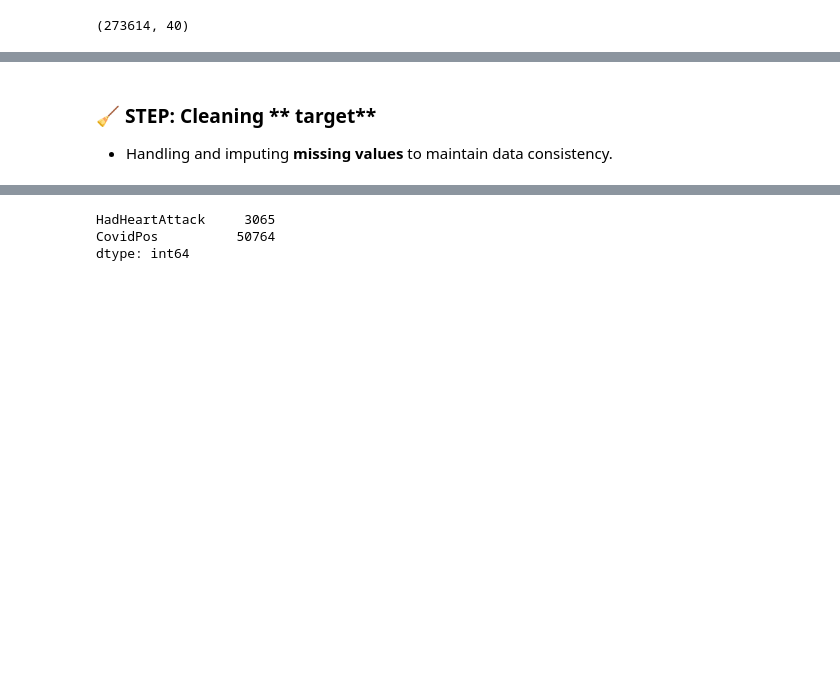
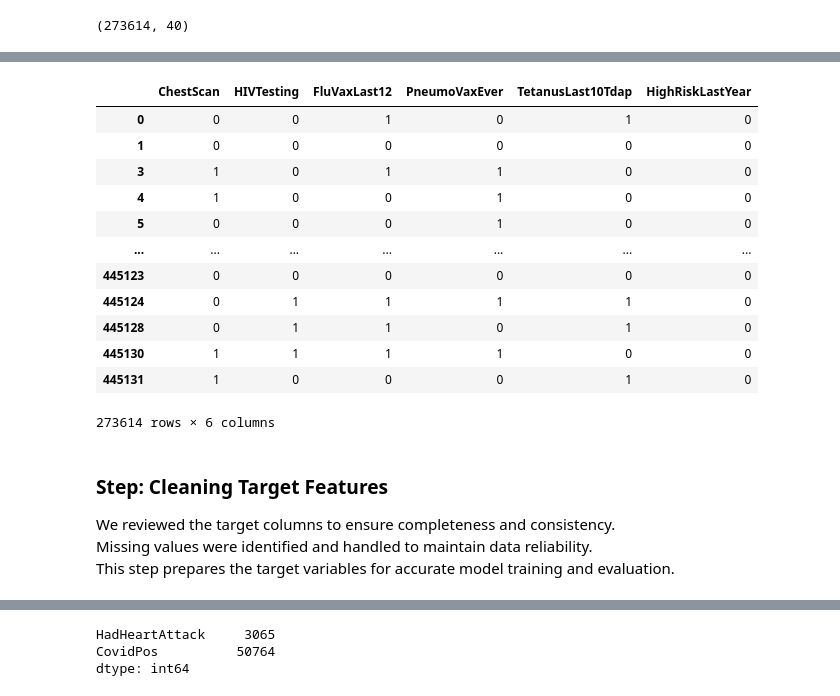
Before and after one commit to ahmedsameh909/Health-Care-Project, a Jupyter notebook: DEpi_code.ipynb, the cells around one changed output, grey strips where cells are left out. Drawn from its saved outputs; the diff is of its cells as text; code cells hidden in the pictures; blank space fills up the shorter version.

```diff
--- a/DEpi_code.ipynb
+++ b/DEpi_code.ipynb
@@ -822,7 +846,7 @@ array(['Yes, received tetanus shot but not sure what type',
        'Yes, received Tdap', 'Yes, received tetanus shot, but not Tdap'],
       dtype=object)
 # %%
-Data_vaccine['TetanusLast10Tdap'].replace({'Yes, received tetanus shot but not sure what type': 'Yes',
+Data['TetanusLast10Tdap'].replace({'Yes, received tetanus shot but not sure what type': 'Yes',
                                            'No, did not receive any tetanus shot in the past 10 years': 'No',
                                            'Yes, received Tdap': 'Yes',
                                            'Yes, received tetanus shot, but not Tdap': 'Yes'}, inplace=True)
@@ -854,6 +878,27 @@ Data.shape
+# %%
+Data[Data_vaccine.columns]=Data[Data_vaccine.columns].replace({'Yes':1,'No':0})
+# %%
+Data[Data_vaccine.columns]
+# %% [output]
+|  | ChestScan | HIVTesting | FluVaxLast12 | PneumoVaxEver | TetanusLast10Tdap | HighRiskLastYear |
+| 0 | 0 | 0 | 1 | 0 | 1 | 0 |
+| 1 | 0 | 0 | 0 | 0 | 0 | 0 |
+| 3 | 1 | 0 | 1 | 1 | 0 | 0 |
+| 4 | 1 | 0 | 0 | 1 | 0 | 0 |
+| 5 | 0 | 0 | 0 | 1 | 0 | 0 |
+| ... | ... | ... | ... | ... | ... | ... |
+| 445123 | 0 | 0 | 0 | 0 | 0 | 0 |
+| 445124 | 0 | 1 | 1 | 1 | 1 | 0 |
+| 445128 | 0 | 1 | 1 | 0 | 1 | 0 |
+| 445130 | 1 | 1 | 1 | 1 | 0 | 0 |
+| 445131 | 1 | 0 | 0 | 0 | 1 | 0 |
+273614 rows × 6 columns
 # %% [markdown]
-### 🧹 STEP: Cleaning ** target**
-- Handling and imputing **missing values** to maintain data consistency.
+###  Step: Cleaning <b>Target Features</b>
+
+We reviewed the target columns to ensure completeness and consistency.
+Missing values were identified and handled to maintain data reliability.
+This step prepares the target variables for accurate model training and evaluation.
 # %%
 target.sample(5)
 # %% [output]
```
Also changed, not shown: parts of 21 cells of this notebook.
